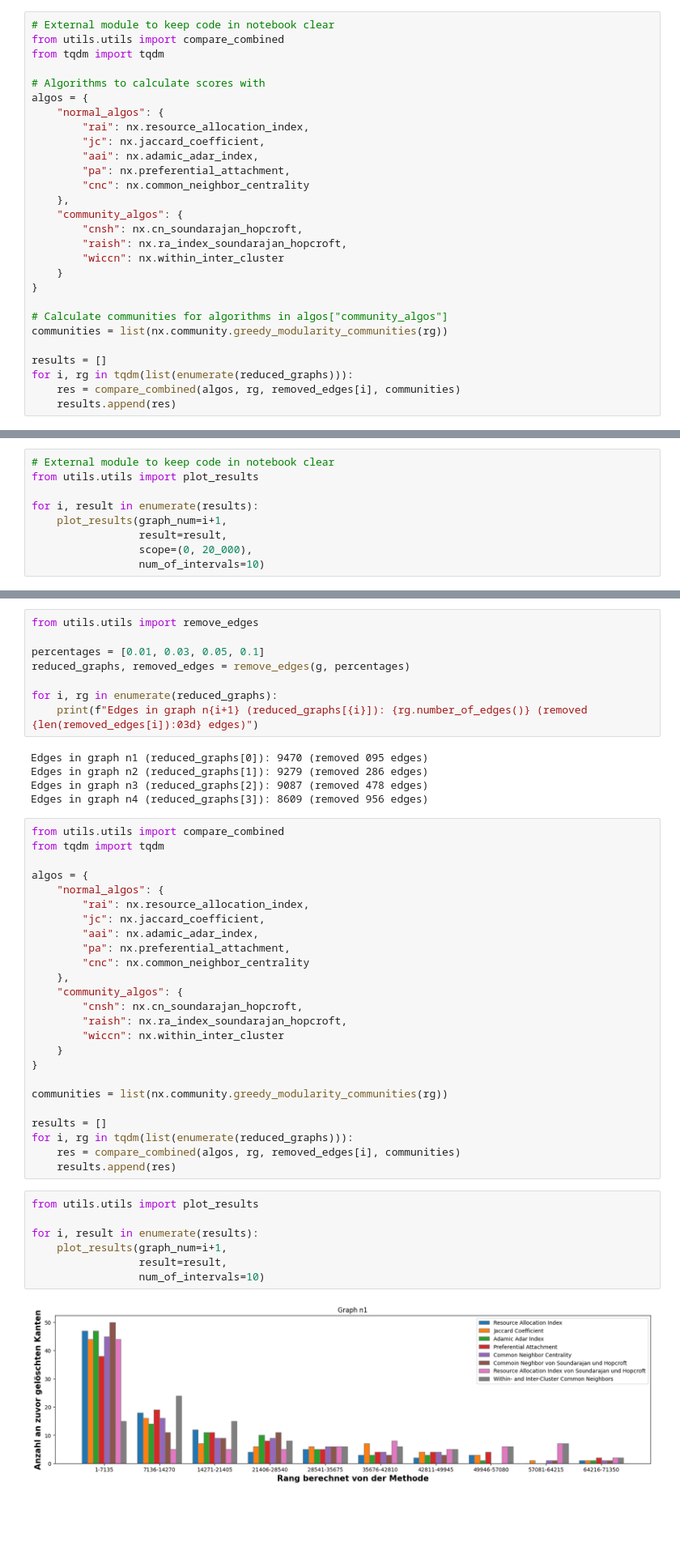
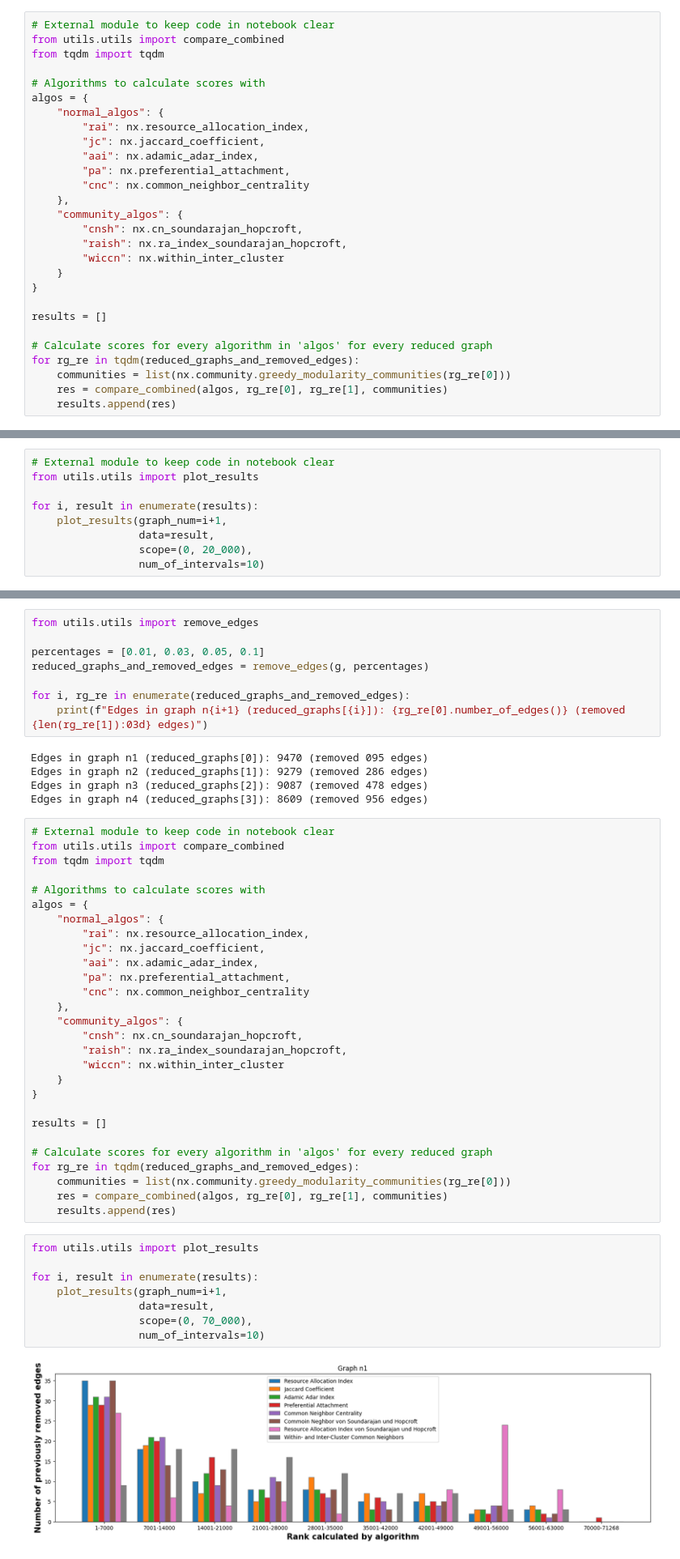
Before and after one commit to 0x6e66/link-prediction, a Jupyter notebook: link_prediction.ipynb, the cells around one changed output, grey strips where cells are left out. Shown at 81% size. Drawn from its saved outputs; the diff is of its cells as text; blank space fills up the shorter version.

```diff
--- a/link_prediction.ipynb
+++ b/link_prediction.ipynb
@@ -145,12 +145,12 @@ algos = {
     }
 }
 
-# Calculate communities for algorithms in algos["community_algos"]
-communities = list(nx.community.greedy_modularity_communities(rg))
+results = []
 
-results = []
-for i, rg in tqdm(list(enumerate(reduced_graphs))):
-    res = compare_combined(algos, rg, removed_edges[i], communities)
+# Calculate scores for every algorithm in 'algos' for every reduced graph
+for rg_re in tqdm(reduced_graphs_and_removed_edges):
+    communities = list(nx.community.greedy_modularity_communities(rg_re[0]))
+    res = compare_combined(algos, rg_re[0], rg_re[1], communities)
     results.append(res)
 # %% [markdown]
 #### 2.4 Vergleichen der Algorithmen und Darstellung
@@ -160,7 +160,7 @@ from utils.utils import plot_results
 
 for i, result in enumerate(results):
     plot_results(graph_num=i+1,
-                 result=result,
+                 data=result,
                  scope=(0, 20_000),
                  num_of_intervals=10)
 # %% [output]
@@ -211,19 +211,21 @@ Edges: 9565
 from utils.utils import remove_edges
 
 percentages = [0.01, 0.03, 0.05, 0.1]
-reduced_graphs, removed_edges = remove_edges(g, percentages)
+reduced_graphs_and_removed_edges = remove_edges(g, percentages)
 
-for i, rg in enumerate(reduced_graphs):
-    print(f"Edges in graph n{i+1} (reduced_graphs[{i}]): {rg.number_of_edges()} (removed {len(removed_edges[i]):03d} edges)")
+for i, rg_re in enumerate(reduced_graphs_and_removed_edges):
+    print(f"Edges in graph n{i+1} (reduced_graphs[{i}]): {rg_re[0].number_of_edges()} (removed {len(rg_re[1]):03d} edges)")
 # %% [output]
 Edges in graph n1 (reduced_graphs[0]): 9470 (removed 095 edges)
 Edges in graph n2 (reduced_graphs[1]): 9279 (removed 286 edges)
 Edges in graph n3 (reduced_graphs[2]): 9087 (removed 478 edges)
 Edges in graph n4 (reduced_graphs[3]): 8609 (removed 956 edges)
 # %%
+# External module to keep code in notebook clear
 from utils.utils import compare_combined
 from tqdm import tqdm
 
+# Algorithms to calculate scores with
 algos = {
     "normal_algos": {
         "rai": nx.resource_allocation_index,
@@ -239,18 +241,20 @@ algos = {
     }
 }
 
-communities = list(nx.community.greedy_modularity_communities(rg))
+results = []
 
-results = []
-for i, rg in tqdm(list(enumerate(reduced_graphs))):
-    res = compare_combined(algos, rg, removed_edges[i], communities)
+# Calculate scores for every algorithm in 'algos' for every reduced graph
+for rg_re in tqdm(reduced_graphs_and_removed_edges):
+    communities = list(nx.community.greedy_modularity_communities(rg_re[0]))
+    res = compare_combined(algos, rg_re[0], rg_re[1], communities)
     results.append(res)
 # %%
 from utils.utils import plot_results
 
 for i, result in enumerate(results):
     plot_results(graph_num=i+1,
-                 result=result,
+                 data=result,
+                 scope=(0, 70_000),
                  num_of_intervals=10)
 # %% [output]
-[figure, old version]
+[figure, new version]
```
Also changed, not shown: parts of 3 cells of this notebook, 1 other file.
